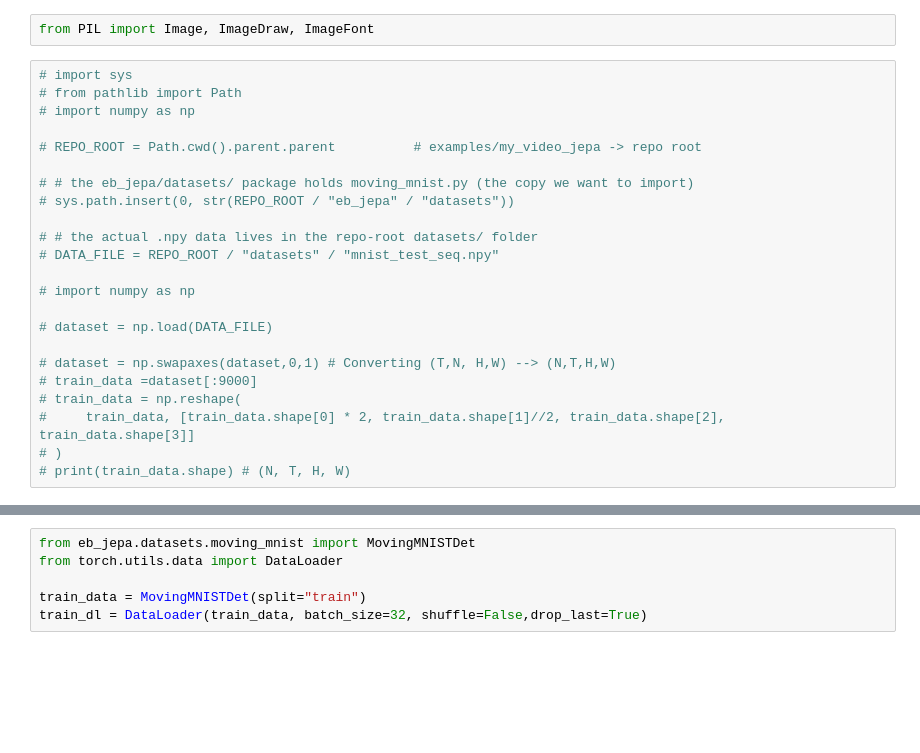
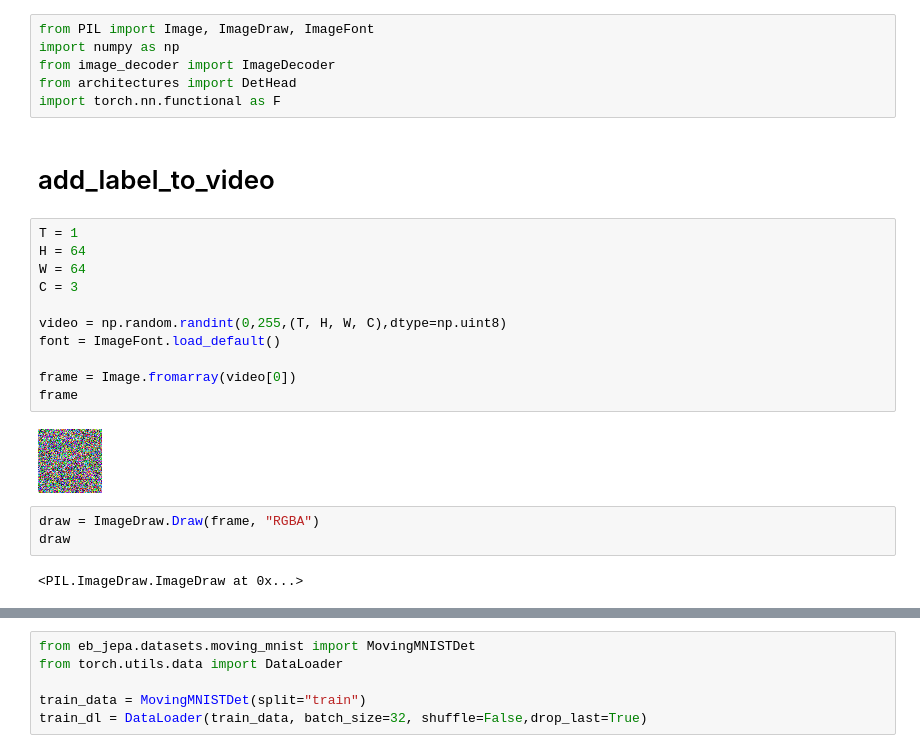
Before and after one commit to Hawar-Dzaee/eb_jepa, a Jupyter notebook: examples/my_video_jepa/eval.ipynb, the cells around one changed output, grey strips where cells are left out. Cells and saved outputs as stored; diff of their text form; blank space fills up the shorter version.

```diff
--- a/examples/my_video_jepa/eval.ipynb
+++ b/examples/my_video_jepa/eval.ipynb
@@ -1,25 +1,26 @@
 # %%
 from PIL import Image, ImageDraw, ImageFont
+import numpy as np
+from image_decoder import ImageDecoder
+from architectures import DetHead
+import torch.nn.functional as F
-# %%
-# import sys
-# from pathlib import Path
-# import numpy as np
-
-# REPO_ROOT = Path.cwd().parent.parent          # examples/my_video_jepa -> repo root
-
-# # the eb_jepa/datasets/ package holds moving_mnist.py (the copy we want to import)
-# sys.path.insert(0, str(REPO_ROOT / "eb_jepa" / "datasets"))
-
-# # the actual .npy data lives in the repo-root datasets/ folder
-# DATA_FILE = REPO_ROOT / "datasets" / "mnist_test_seq.npy"
-
-# import numpy as np
-
-# dataset = np.load(DATA_FILE)
-
-# dataset = np.swapaxes(dataset,0,1) # Converting (T,N, H,W) --> (N,T,H,W)
-# train_data =dataset[:9000]
-# train_data = np.reshape(
-#     train_data, [train_data.shape[0] * 2, train_data.shape[1]//2, train_data.shape[2], train_data.shape[3]]
-# )
-# print(train_data.shape) # (N, T, H, W)
+# %% [markdown]
+# add_label_to_video
+# %%
+T = 1
+H = 64
+W = 64
+C = 3
+
+video = np.random.randint(0,255,(T, H, W, C),dtype=np.uint8)
+font = ImageFont.load_default()
+
+frame = Image.fromarray(video[0])
+frame
+# %% [output]
+[figure, added]
+# %%
+draw = ImageDraw.Draw(frame, "RGBA")
+draw
+# %% [output]
+<PIL.ImageDraw.ImageDraw at 0x...>
```
Also changed, not shown: parts of 25 cells of this notebook, 5 other files.
